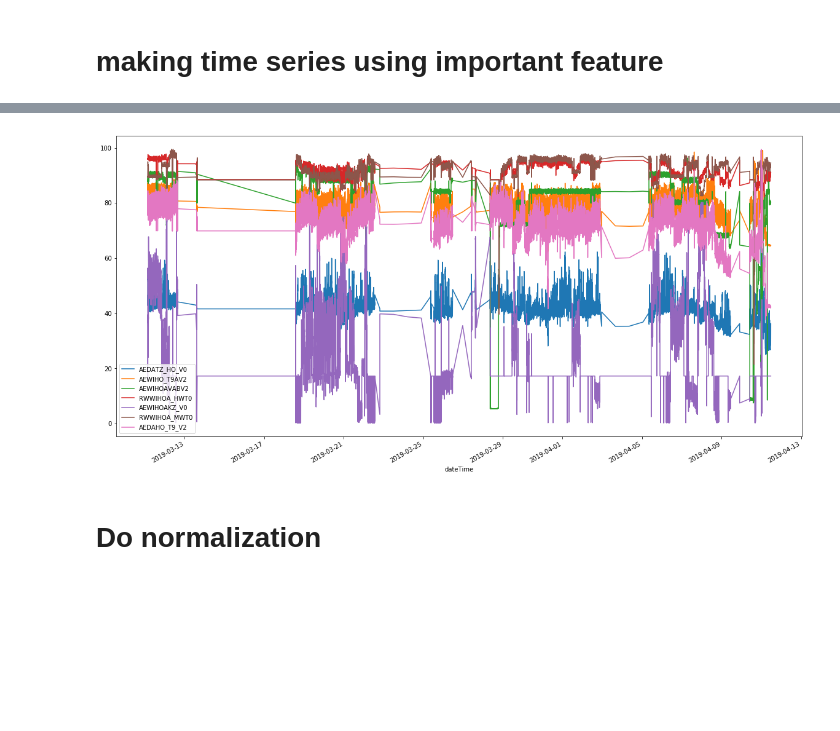
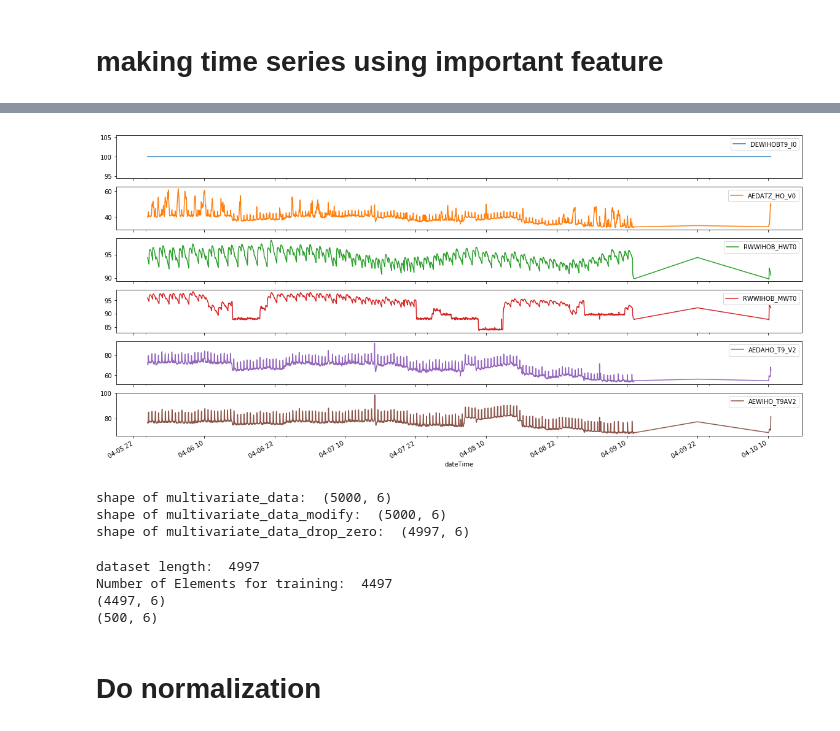
Before and after one commit to atifkarim/Time-Series-Forecasting-Using-Machine-Learning-Algorithm, a Jupyter notebook: conv_LSTM.ipynb, the cells around one changed output, grey strips where cells are left out. Saved outputs shown, nothing was run; the diff lists cells and outputs as text; code cells hidden in the pictures; blank space fills up the shorter version.

```diff
--- a/conv_LSTM.ipynb
+++ b/conv_LSTM.ipynb
@@ -62 +114,37 @@ plt.show()
+# %%
+from numpy import nan
+multivariate_data_drop_zero= multivariate_data_modify.replace(0,nan)
+multivariate_data_drop_zero=multivariate_data_drop_zero.dropna(how='any',axis=0)
+# %%
+cx = multivariate_data_drop_zero.plot(subplots=True, layout=(size_column,1))
+# plt.legend(loc='upper left')
+plt.rcParams['figure.figsize'] =(20,10)
+plt.show()
+# %% [output]
+[figure, added]
+# %%
+print('shape of multivariate_data: ',multivariate_data.shape)
+print('shape of multivariate_data_modify: ', multivariate_data_modify.shape)
+print('shape of multivariate_data_drop_zero: ',multivariate_data_drop_zero.shape)
+# %% [output]
+shape of multivariate_data:  (5000, 6)
+shape of multivariate_data_modify:  (5000, 6)
+shape of multivariate_data_drop_zero:  (4997, 6)
+# %%
+# dataset=np.array(multivariate_data_mean)
+dataset=np.array(multivariate_data_drop_zero)
+
+NumberOfElements=int(len(dataset)*0.9)
+print('dataset length: ',len(dataset))
+print('Number of Elements for training: ',NumberOfElements)
+
+multiple_ip_train_data=dataset[0:NumberOfElements]
+print(multiple_ip_train_data.shape)
+multiple_ip_test_set=dataset[NumberOfElements:len(dataset)]
+print(multiple_ip_test_set.shape)
+# %% [output]
+dataset length:  4997
+Number of Elements for training:  4497
+(4497, 6)
+(500, 6)
 # %%
@@ -66,8 +154,6 @@ multivariate_data_mean= multivariate_data.replace(0,multi_mean)
 # %%
-multivariate_data_mean.plot()
-plt.show()
+# multivariate_data_mean.plot()
+# plt.show()
-# %% [output]
-[figure, removed]
 # %% [markdown]
 # Do normalization
 # %%
```
Also changed, not shown: parts of 22 cells of this notebook.
